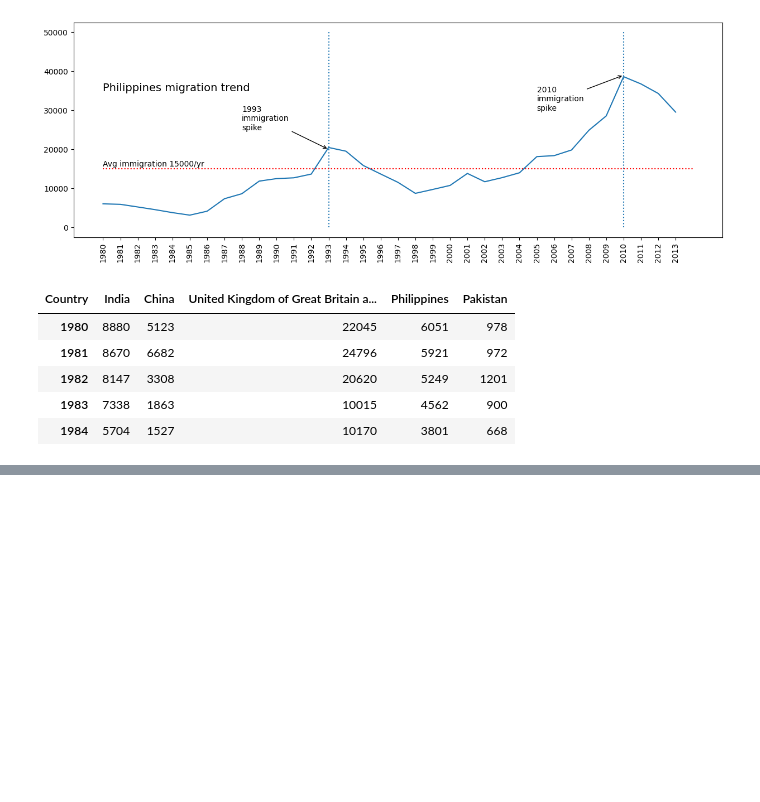
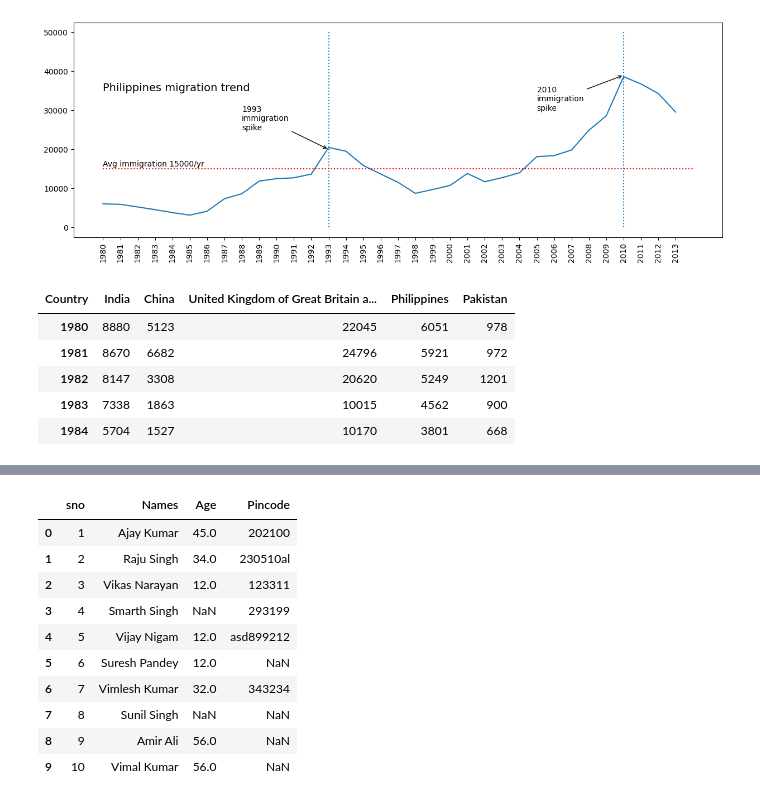
Before and after one commit to Amjadali168/2023-SEP--PY-DS, a Jupyter notebook: data analysis/immigration_analysis.ipynb, the cells around one changed output, grey strips where cells are left out. Saved outputs shown, nothing was run; the diff lists cells and outputs as text; code cells hidden in the pictures; blank space fills up the shorter version.

```diff
--- a/data analysis/immigration_analysis.ipynb
+++ b/data analysis/immigration_analysis.ipynb
@@ -300,0 +431,30 @@ px.area(top5df, x=top5df.index, y=['India','China','Philippines'])
+# %%
+def clean_age(age):
+    if age == np.nan:
+        return np.nan
+    if isinstance(age, str):
+        clean_age = ''
+        for c in age:
+            if c in "0123456789":
+                clean_age += c
+        return int(clean_age)
+    elif isinstance(age, (int,float)):
+        return age
+    else:
+        return np.nan
+# %%
+df['Age']=df['Age'].apply(clean_age)
+# %%
+df
+# %% [output]
+|  | sno | Names | Age | Pincode |
+| 0 | 1 | Ajay Kumar | 45.0 | 202100 |
+| 1 | 2 | Raju Singh | 34.0 | 230510al |
+| 2 | 3 | Vikas Narayan | 12.0 | 123311 |
+| 3 | 4 | Smarth Singh | NaN | 293199 |
+| 4 | 5 | Vijay Nigam | 12.0 | asd899212 |
+| 5 | 6 | Suresh Pandey | 12.0 | NaN |
+| 6 | 7 | Vimlesh Kumar | 32.0 | 343234 |
+| 7 | 8 | Sunil Singh | NaN | NaN |
+| 8 | 9 | Amir Ali | 56.0 | NaN |
+| 9 | 10 | Vimal Kumar | 56.0 | NaN |
```
Also changed, not shown: parts of 13 cells of this notebook, 2 other files.
